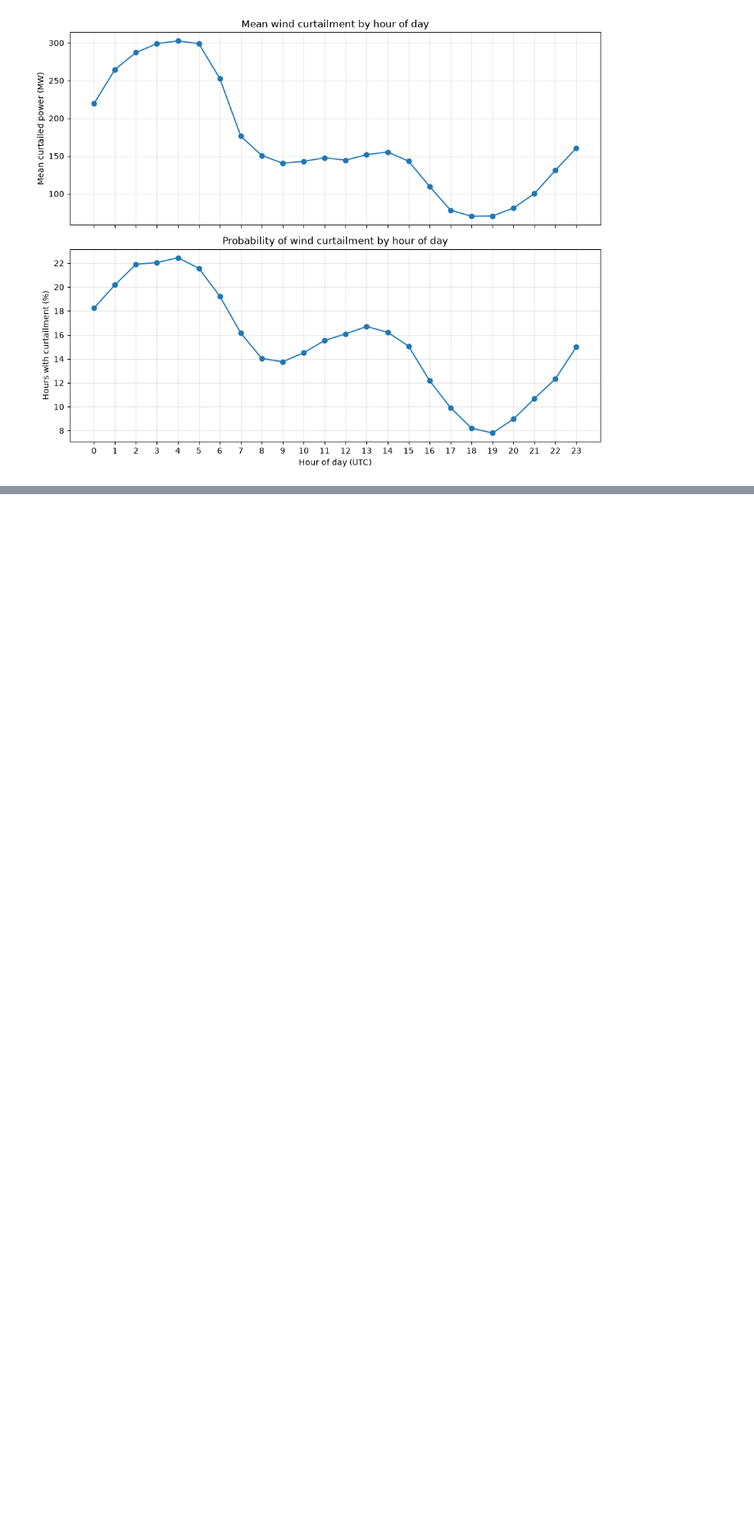
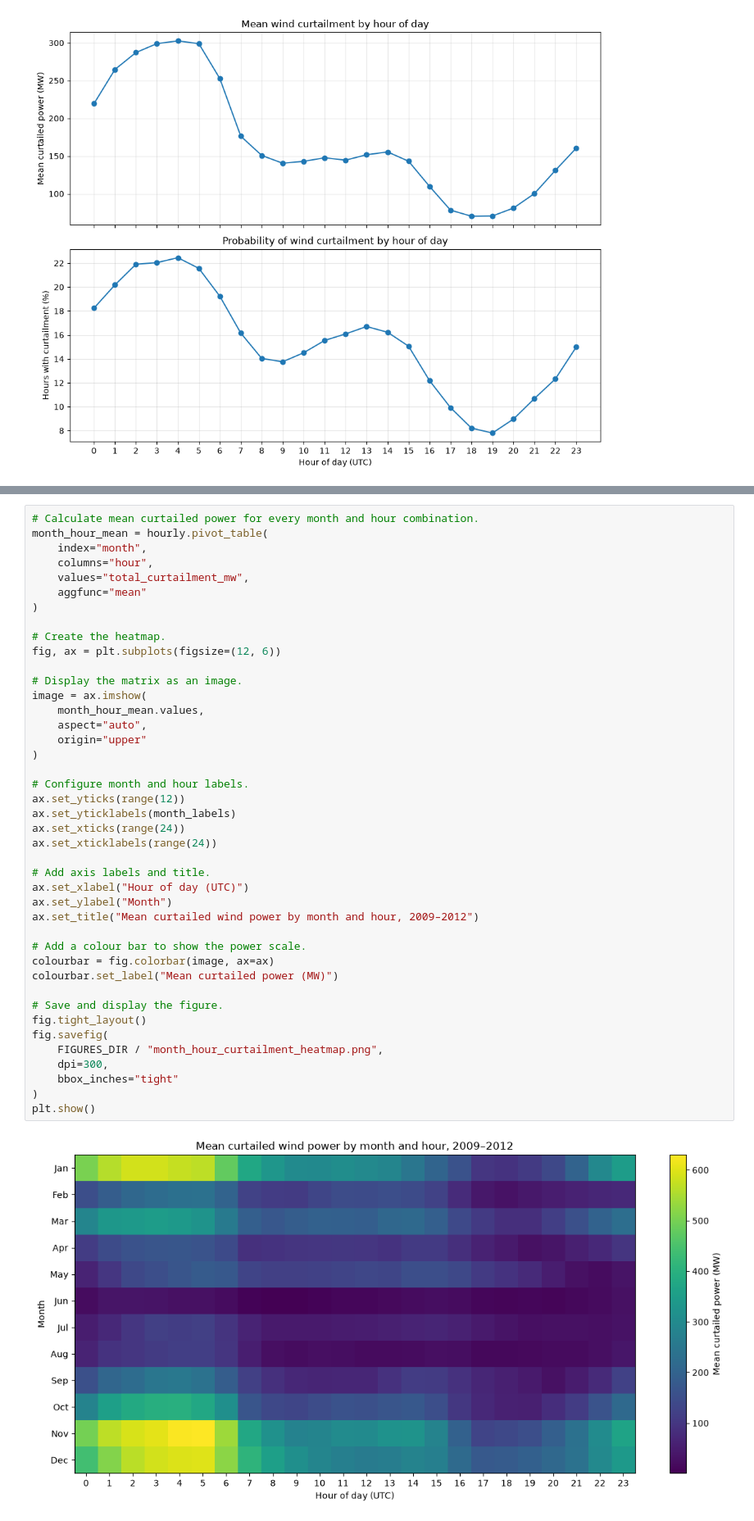
Before and after one commit to giulio-taiocchi/Wind-curtailment, a Jupyter notebook: notebook/Irish_Wind_Curtailment_2009_2012.ipynb, the cells around one changed output, grey strips where cells are left out. Shown at 82% size. Drawn from its saved outputs; the diff is of its cells as text; blank space fills up the shorter version.

Commit message:
added jupyter notebook for data visualisation, additional data analysis

```diff
--- a/notebook/Irish_Wind_Curtailment_2009_2012.ipynb
+++ b/notebook/Irish_Wind_Curtailment_2009_2012.ipynb
@@ -675,0 +687,44 @@ plt.show()
+# %%
+# Calculate mean curtailed power for every month and hour combination.
+month_hour_mean = hourly.pivot_table(
+    index="month",
+    columns="hour",
+    values="total_curtailment_mw",
+    aggfunc="mean"
+)
+
+# Create the heatmap.
+fig, ax = plt.subplots(figsize=(12, 6))
+
+# Display the matrix as an image.
+image = ax.imshow(
+    month_hour_mean.values,
+    aspect="auto",
+    origin="upper"
+)
+
+# Configure month and hour labels.
+ax.set_yticks(range(12))
+ax.set_yticklabels(month_labels)
+ax.set_xticks(range(24))
+ax.set_xticklabels(range(24))
+
+# Add axis labels and title.
+ax.set_xlabel("Hour of day (UTC)")
+ax.set_ylabel("Month")
+ax.set_title("Mean curtailed wind power by month and hour, 2009–2012")
+
+# Add a colour bar to show the power scale.
+colourbar = fig.colorbar(image, ax=ax)
+colourbar.set_label("Mean curtailed power (MW)")
+
+# Save and display the figure.
+fig.tight_layout()
+fig.savefig(
+    FIGURES_DIR / "month_hour_curtailment_heatmap.png",
+    dpi=300,
+    bbox_inches="tight"
+)
+plt.show()
+# %% [output]
+[figure, added]
```
Also changed, not shown: parts of 14 cells of this notebook, 10 other files.
